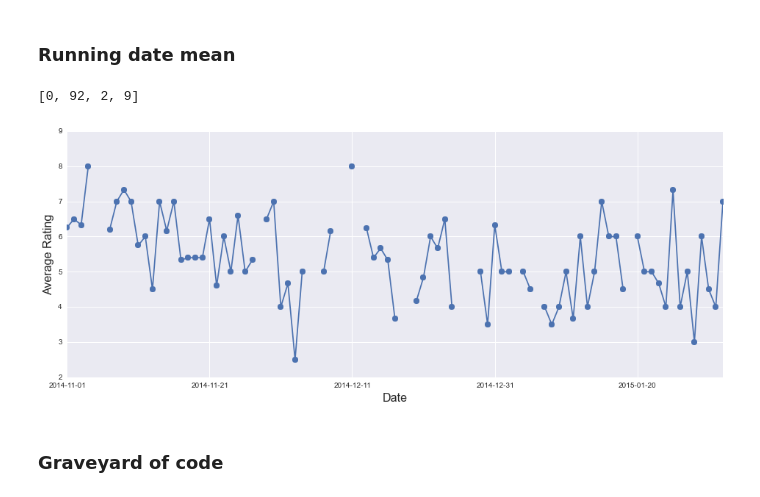
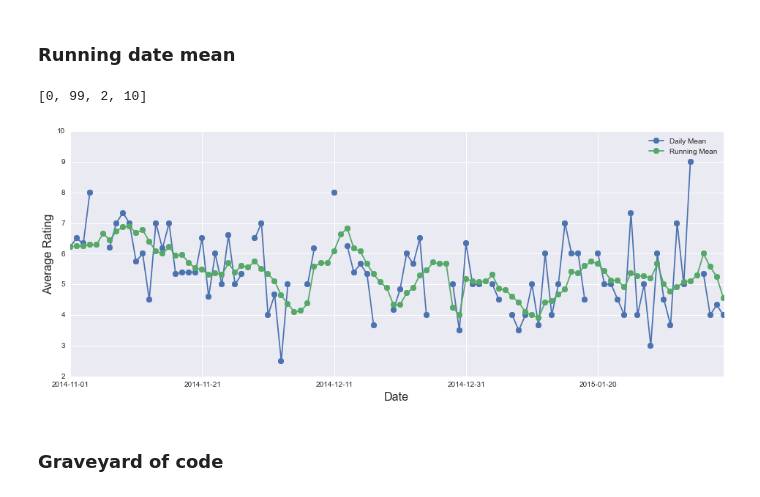
Before and after one commit to anzelpwj/Beer_server, a Jupyter notebook: BeerDbPandas.ipynb, the cells around one changed output. Drawn from its saved outputs; the diff is of its cells as text; code cells hidden in the pictures.

```diff
--- a/BeerDbPandas.ipynb
+++ b/BeerDbPandas.ipynb
@@ -338,7 +407,7 @@ corpstats
 ### Running date mean
 # %%
 # How many dates we look at for the running mean
-date_slack = 2
+date_slack = 5
 
 first_date = dt.datetime.strptime(beers_RTC['Date'].min(), '%Y-%m-%d')
 last_date  = dt.datetime.strptime(beers_RTC['Date'].max(), '%Y-%m-%d')
@@ -348,26 +417,48 @@ daterange = last_date-first_date
 days_array = []
 days_means = []
 days_count = []
+days_sum = []
 
 for day_offset in range(0,daterange.days+1,1):
     filldate = (first_date + dt.timedelta(days=day_offset)).strftime('%Y-%m-%d')
     days_array.append(filldate)
     days_count.append(beers_RTC[beers_RTC['Date']==filldate]['Rating'].count())
     days_means.append(beers_RTC[beers_RTC['Date']==filldate]['Rating'].mean())
-
-days_df = pd.DataFrame({'Day': days_array, 'Means': days_means, 'Count': days_count})
-days_df.set_index('Day', inplace=True)
+    days_sum.append(beers_RTC[beers_RTC['Date']==filldate]['Rating'].sum())
 
 #testdate = pd.Series(['2014-11-02', '2014-11-03'])
 #beers_RTC[any(beers_RTC['Date'] in testdate)]['Rating'].count()
+# %%
+# FIXTHIS:
+# https://stackoverflow.com/questions/14300768/pandas-rolling-computation-with-window-based-on-values-instead-of-counts
+# This theoretically shows me how to make a running mean. In practice, none of the solutions I've found online have been
+# particularly successful and so I'm just going to program this in the dumbest way possible. I'll try to get something
+# fancier working some other time.
+
+# Working with days_sum
+days_sum_pad = days_sum.copy()
+days_count_pad = days_count.copy()
+for i in range(date_slack-1):
+    days_sum_pad.insert(0, 0)
+    days_count_pad.insert(0, 0)
+
+len_days = len(days_sum)
+days_sum_rn = np.zeros((len_days,))
+days_count_rn = np.zeros((len_days,))
+for i in range(date_slack):
+    days_sum_rn = days_sum_rn + days_sum_pad[i:(i+len_days)]
+    days_count_rn = days_count_rn + days_count_pad[i:(i+len_days)]
+days_mean_rn = days_sum_rn/days_count_rn
+# %%
+days_df = pd.DataFrame({'Day': days_array, 'Daily Mean': days_means, 'Count': days_count, 'Running Mean': days_mean_rn})
+days_df.set_index('Day', inplace=True)
 # %%
-days_df['Means'].plot(figsize=(16, 6), marker='o', markersize=8)
+days_df[['Daily Mean', 'Running Mean']].plot(figsize=(16, 6), marker='o', markersize=8)
 plt.xlabel('Date', fontsize=16)
 plt.ylabel('Average Rating', fontsize=16)
-plt.axis([0, daterange.days, 2, 9])
-# FIXTHIS: Add a running mean
+plt.axis([0, daterange.days, 2, 10])
 # %% [output]
-[0, 92, 2, 9]
+[0, 99, 2, 10]
-[figure, old version]
+[figure, new version]
 # %% [markdown]
 ### Graveyard of code
```
Also changed, not shown: parts of 17 cells of this notebook, 4 other files.
